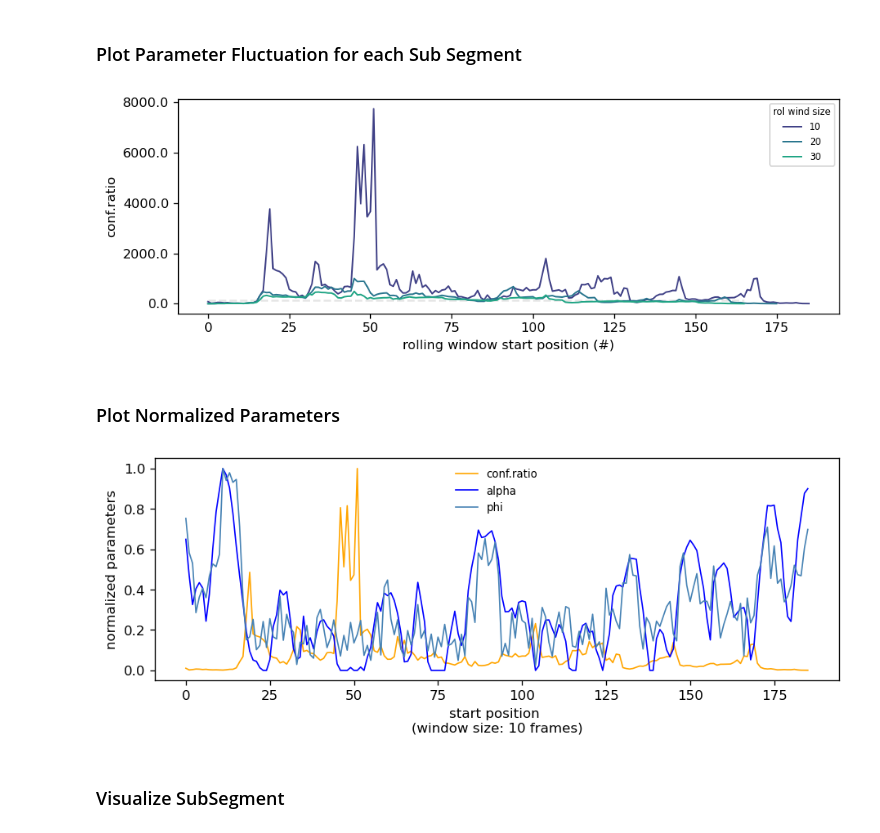
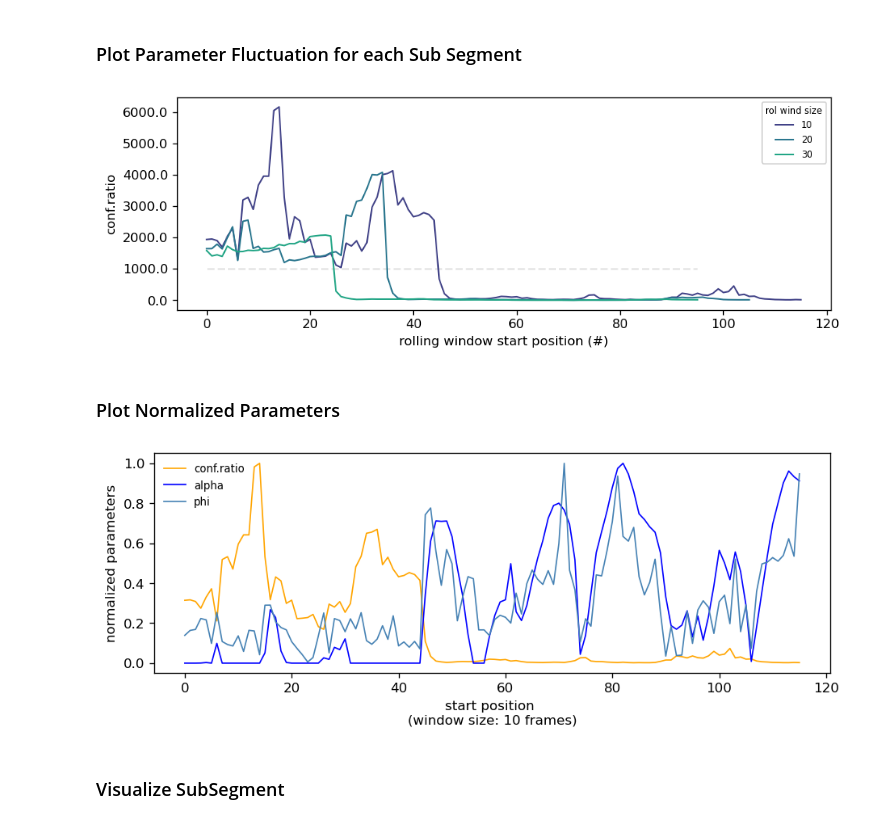
Before and after one commit to paulocaldas/loose-lab-tools, a Jupyter notebook: trajectory-subsegment-classification_ConfinementRatioTest_v2021.ipynb, the cells around one changed output. Cells and saved outputs as stored; diff of their text form; code cells hidden in the pictures.

```diff
--- a/trajectory-subsegment-classification_ConfinementRatioTest_v2021.ipynb
+++ b/trajectory-subsegment-classification_ConfinementRatioTest_v2021.ipynb
@@ -246,7 +246,7 @@ table = FilterTracks(table, 30)
 # pick data set to analyze; pick a track number
 data = table
 frame_interval = rate
-i = 76
+i = 145
 
 # track selection
 track = data[data.TRACK_ID == i]
@@ -360,9 +359,9 @@ def plotParameterVSrollingWindow(param, name = 'alpha', thres = 5):
     # threhsold for confinement ratio
     plt.hlines(y = thres, xmin = np.min(x), xmax = np.max(x), alpha = 0.2, ls = '--', color = 'gray')
 # %%
-plotParameterVSrollingWindow(conf_ratios, name = 'conf.ratio', thres = 150)
+plotParameterVSrollingWindow(conf_ratios, name = 'conf.ratio', thres = 1000)
 # %% [output]
-[figure, old version]
+[figure, new version]
 # %% [markdown]
 ### Plot Normalized Parameters
 # %%
@@ -391,7 +390,7 @@ ax.set_xlabel('start position \n(window size: {} frames)'.format(w));
 ax.set_ylabel('normalized parameters');
 ax.yaxis.set_major_formatter(FormatStrFormatter('%.1f'));
 # %% [output]
-[figure, old version]
+[figure, new version]
 # %% [markdown]
 ### Visualize SubSegment
 # %%
```
Also changed, not shown: parts of 10 cells of this notebook.
